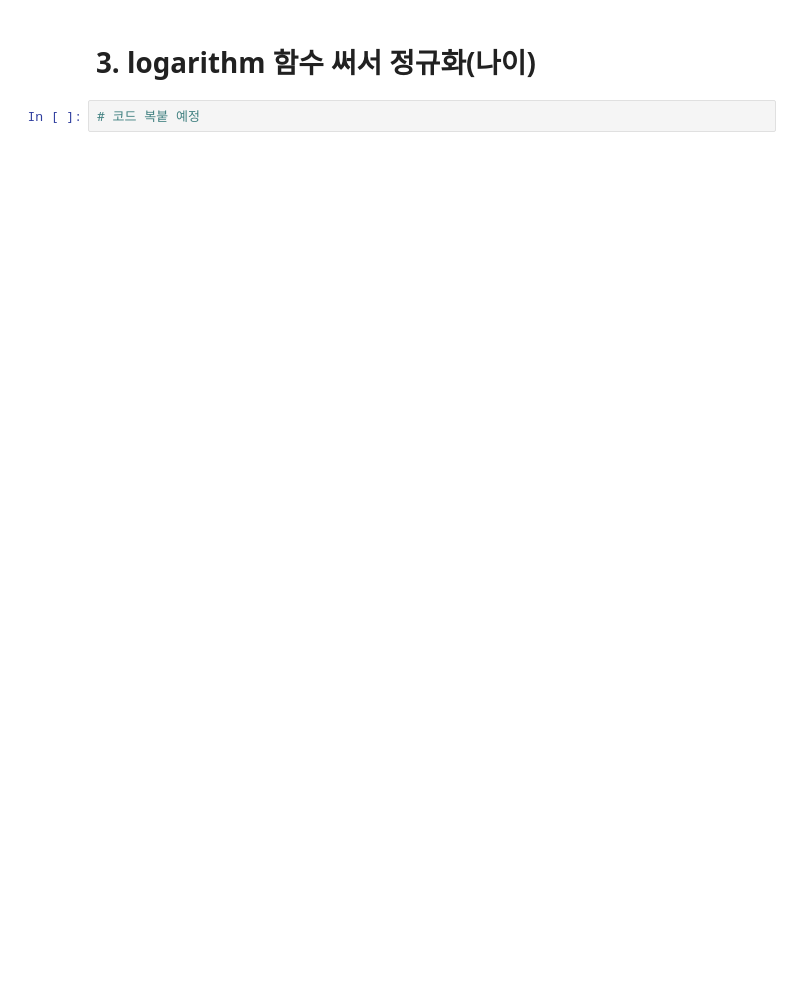
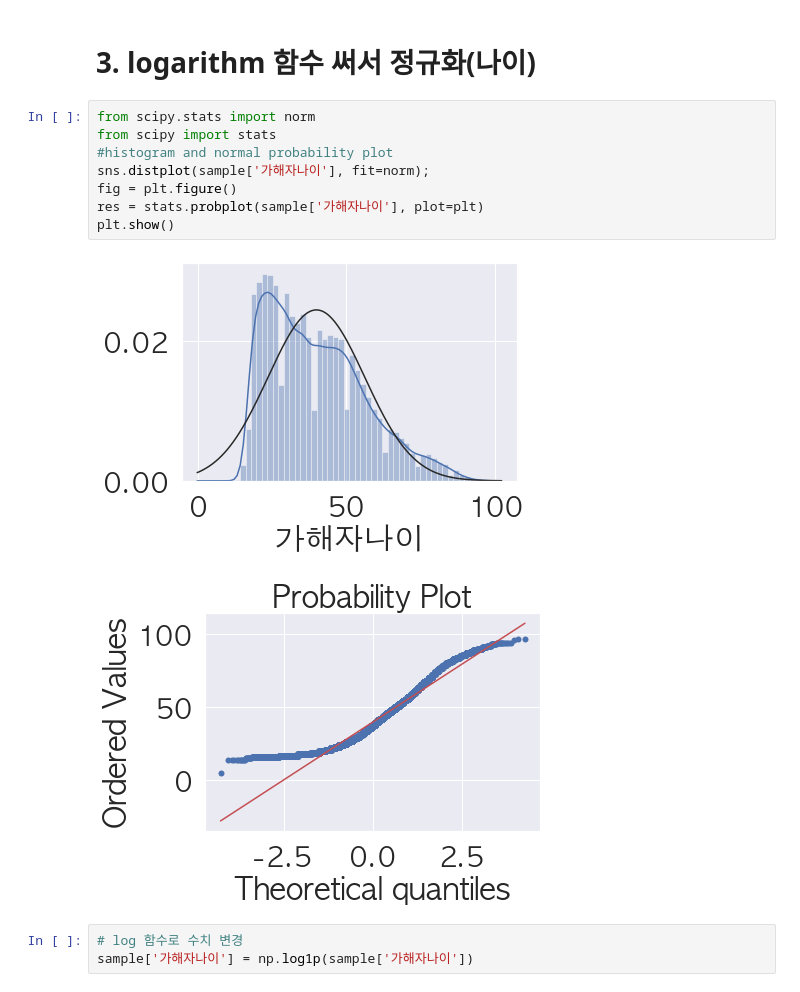
Before and after one commit to oohyun15/Prediction-of-Traffic-Accident-Risk, a Jupyter notebook: src/TAAS_Preprocessing.ipynb, the cells around one changed output. Cells and saved outputs as stored; diff of their text form; blank space fills up the shorter version.

Commit message:
Add Log Normalization

```diff
--- a/src/TAAS_Preprocessing.ipynb
+++ b/src/TAAS_Preprocessing.ipynb
@@ -131,4 +287,16 @@ sample
 # %% [markdown]
 # 3. logarithm 함수 써서 정규화(나이)
-# %%
-# 코드 복붙 예정
+# %%
+from scipy.stats import norm
+from scipy import stats
+#histogram and normal probability plot
+sns.distplot(sample['가해자나이'], fit=norm);
+fig = plt.figure()
+res = stats.probplot(sample['가해자나이'], plot=plt)
+plt.show()
+# %% [output]
+[figure, added]
+[figure, added]
+# %%
+# log 함수로 수치 변경
+sample['가해자나이'] = np.log1p(sample['가해자나이'])
```
Also changed, not shown: parts of 19 cells of this notebook, 1 other file.
